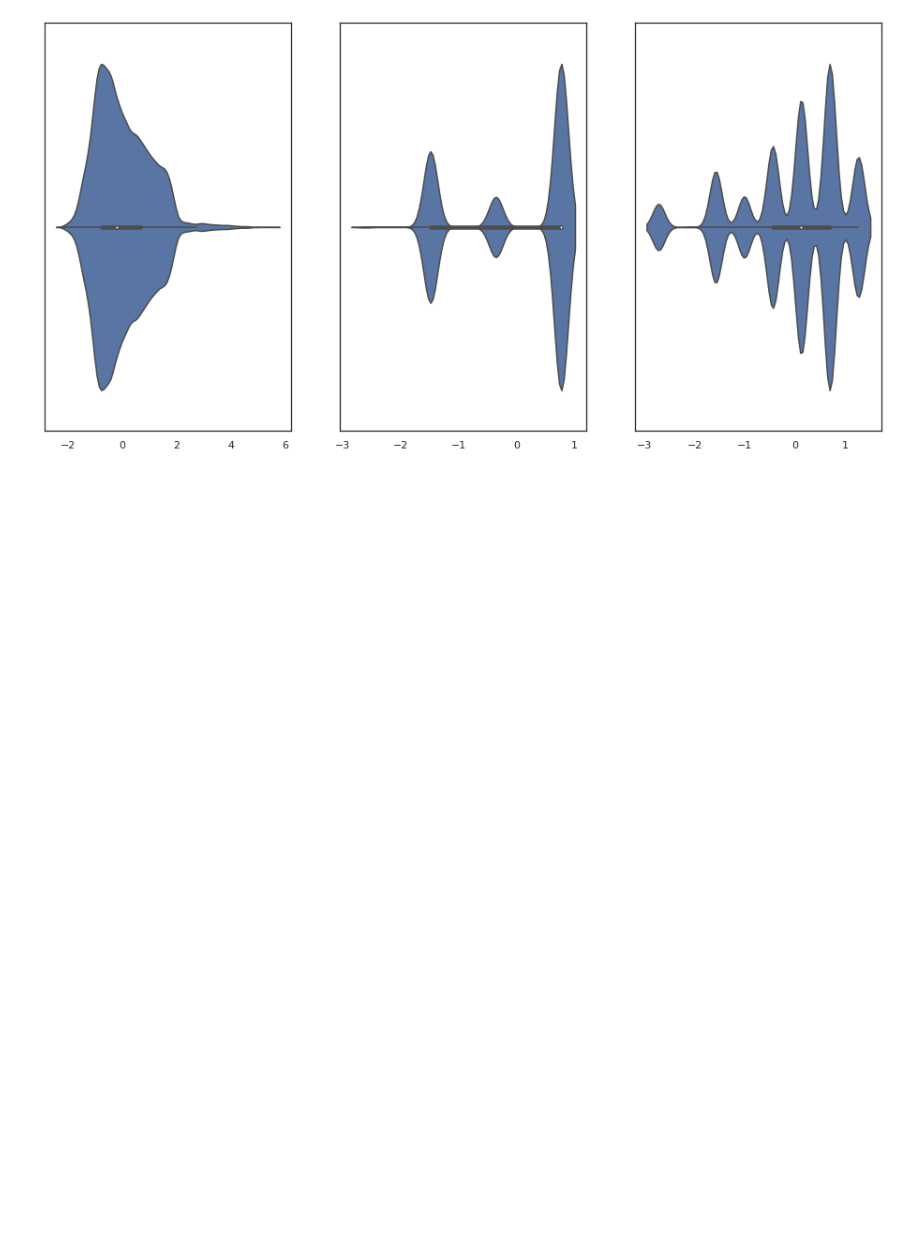
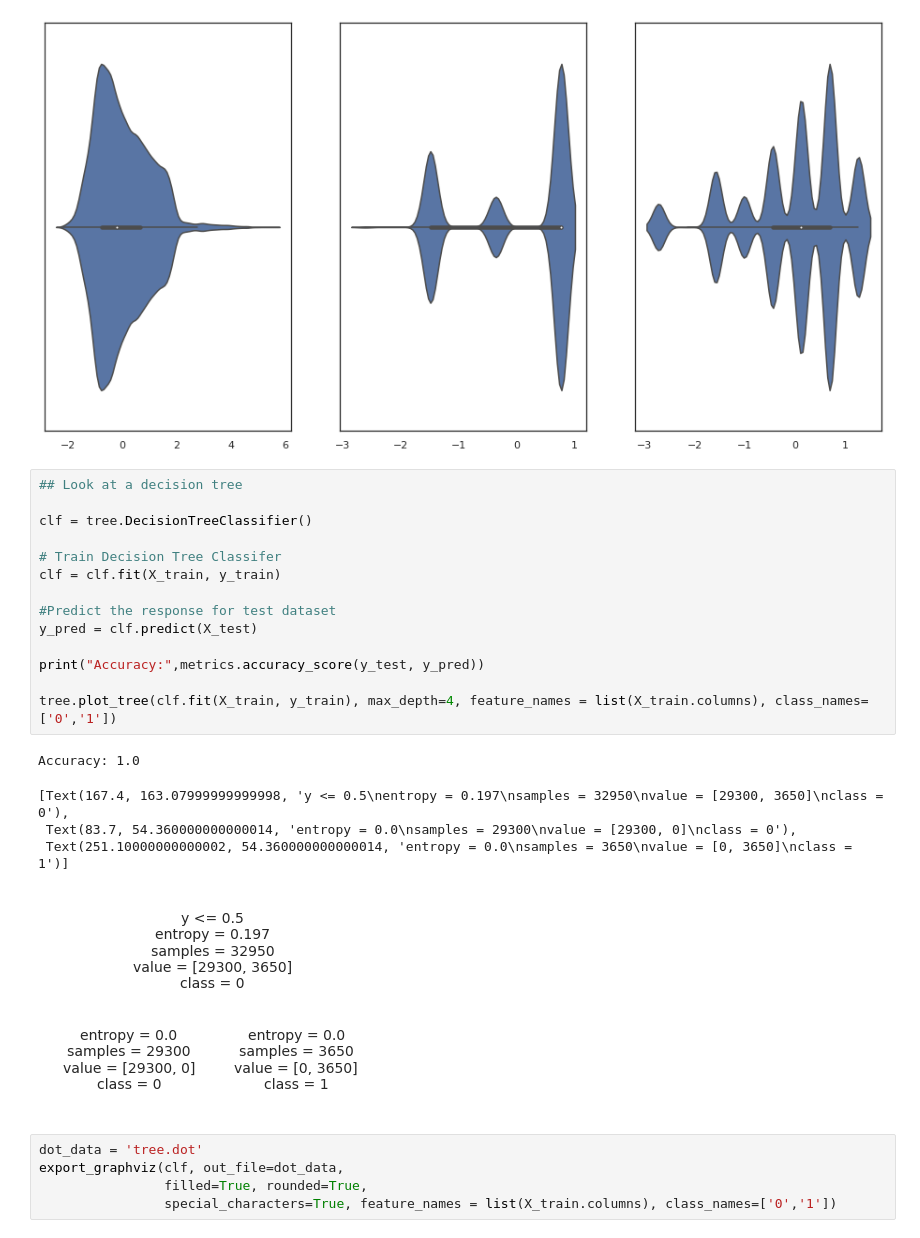
Before and after one commit to eepgwde/pyeg0, a Jupyter notebook: fca/fca1.ipynb, the cells around one changed output. Saved outputs shown, nothing was run; the diff lists cells and outputs as text; blank space fills up the shorter version.

Commit message:
decision tree

```diff
--- a/fca/fca1.ipynb
+++ b/fca/fca1.ipynb
@@ -190,3 +194,28 @@ sns.violinplot(x=['education'], data=df2, ax=axs[2])
 <matplotlib.axes._subplots.AxesSubplot at 0x...>
 <matplotlib.axes._subplots.AxesSubplot at 0x...>
 [figure]
+# %%
+## Look at a decision tree
+
+clf = tree.DecisionTreeClassifier()
+
+# Train Decision Tree Classifer
+clf = clf.fit(X_train, y_train)
+
+#Predict the response for test dataset
+y_pred = clf.predict(X_test)
+
+print("Accuracy:",metrics.accuracy_score(y_test, y_pred))
+
+tree.plot_tree(clf.fit(X_train, y_train), max_depth=4, feature_names = list(X_train.columns), class_names=['0','1'])
+# %% [output]
+Accuracy: 1.0
+[Text(167.4, 163.07999999999998, 'y <= 0.5\nentropy = 0.197\nsamples = 32950\nvalue = [29300, 3650]\nclass = 0'),
+ Text(83.7, 54.360000000000014, 'entropy = 0.0\nsamples = 29300\nvalue = [29300, 0]\nclass = 0'),
+ Text(251.10000000000002, 54.360000000000014, 'entropy = 0.0\nsamples = 3650\nvalue = [0, 3650]\nclass = 1')]
+[figure, added]
+# %%
+dot_data = 'tree.dot'
+export_graphviz(clf, out_file=dot_data,
+                filled=True, rounded=True,
+                special_characters=True, feature_names = list(X_train.columns), class_names=['0','1'])
```
Also changed, not shown: parts of 2 cells of this notebook, 1 other file.
